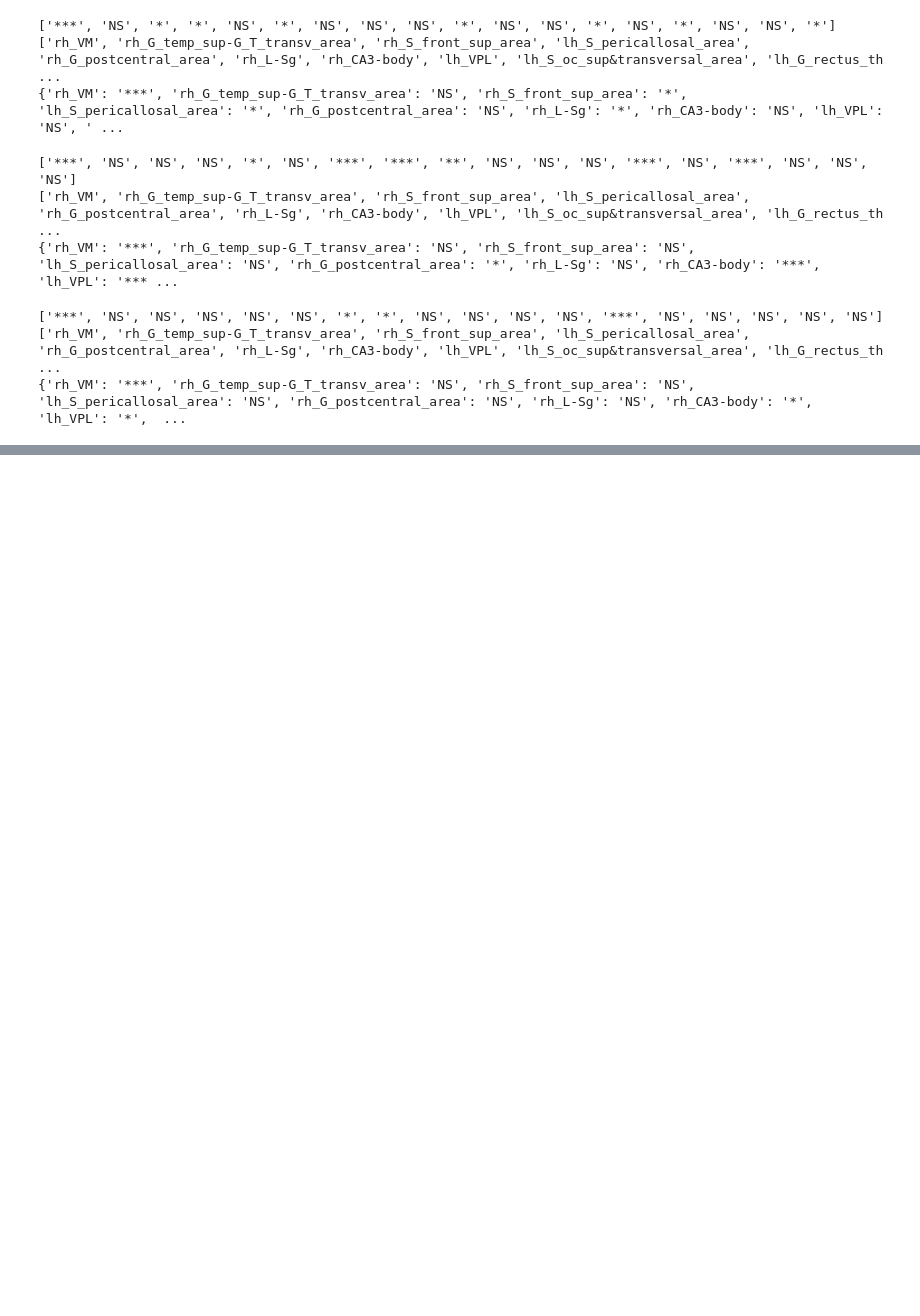
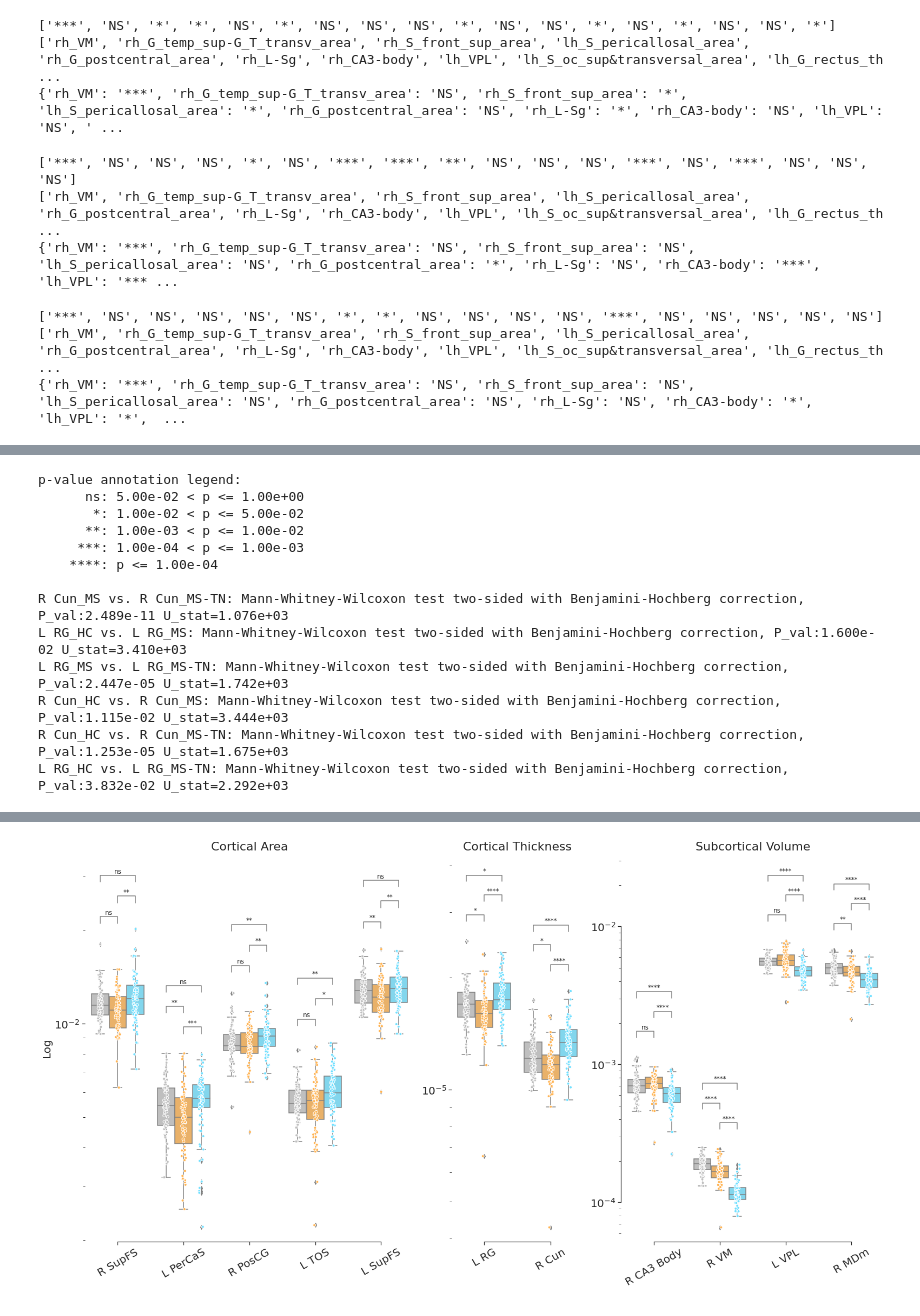
Before and after one commit to latypovt/MSTN_GM, a Jupyter notebook: graphs.ipynb, the cells around one changed output, grey strips where cells are left out. Cells and saved outputs as stored; diff of their text form; code cells hidden in the pictures; blank space fills up the shorter version.

Commit message:
Modified graphs

```diff
--- a/graphs.ipynb
+++ b/graphs.ipynb
@@ -1020,0 +608,61 @@ See the caveats in the documentation: https://pandas.pydata.org/pandas-docs/stab
+# %%
+sns.set_style("ticks")
+fig, axes = plt.subplots(1, 3, figsize=(22, 12), gridspec_kw={'width_ratios': [5, 2, 4]})
+
+
+order = ['HC', 'MS', 'MS-TN']
+
+# Plot Cortical Area
+pairs_area = [((feature, diagnosis1), (feature, diagnosis2)) for feature in top_features_dataframe_a['feature'].unique() for diagnosis1, diagnosis2 in combinations(top_features_dataframe_a['diagnosis'].unique(), 2)]
+axes[0].set_title('Cortical Area', size=22)
+ax0 = sns.boxplot(ax=axes[0], data=top_features_dataframe_a, x="feature", y="value", hue="diagnosis", palette={"MS":"#FFB453", "MS-TN":"#70e0ff", "HC":"#bfbfbf"}, boxprops={'edgecolor':'gray'},  flierprops={"markerfacecolor": "gray", "markeredgecolor":"gray"}, medianprops={"color": "gray"}, whiskerprops={"color": "gray"}, capprops={"color": "gray"})
+sns.stripplot(ax=axes[0], data=top_features_dataframe_a, x="feature", y="value", hue="diagnosis", palette={"MS":"#FFB453", "MS-TN":"#70e0ff", "HC":"#bfbfbf"}, dodge=True, size=5, edgecolor="white", linewidth=1)
+axes[0].set_yscale('log')
+axes[0].set_xlabel(" ", size=20)
+axes[0].set_ylabel('Log', size=20)
+axes[0].get_legend().remove()
+axes[0].set_xticklabels(axes[0].get_xticklabels(), rotation=30, size=20)
+axes[0].set_yticklabels(axes[0].get_yticklabels(), size=20)
+annotator1 = Annotator(ax0, pairs_area, data = top_features_dataframe_a, x = "feature", y = "value", hue = 'diagnosis')
+annotator1.configure(test = 'Mann-Whitney', text_format = 'star', verbose = 2, comparisons_correction="BH", correction_format="replace", color = 'grey')
+annotator1.apply_test()
+annotator1.annotate()
+
+
+
+# Plot Cortical Thickness
+pairs_thickness = [((feature, diagnosis1), (feature, diagnosis2)) for feature in top_features_dataframe_t['feature'].unique() for diagnosis1, diagnosis2 in combinations(top_features_dataframe_t['diagnosis'].unique(), 2)]
+axes[1].set_title('Cortical Thickness', size=22)
+ax1 = sns.boxplot(ax=axes[1], data=top_features_dataframe_t, x="feature", y="value", hue="diagnosis", palette={"MS":"#FFB453", "MS-TN":"#70e0ff", "HC":"#bfbfbf"}, boxprops={'edgecolor':'gray'},  flierprops={"markerfacecolor": "gray", "markeredgecolor":"gray"}, medianprops={"color": "gray"}, whiskerprops={"color": "gray"}, capprops={"color": "gray"})
+sns.stripplot(ax=axes[1], data=top_features_dataframe_t, x="feature", y="value", hue="diagnosis", palette={"MS":"#FFB453", "MS-TN":"#70e0ff", "HC":"#bfbfbf"}, dodge=True, size=5, edgecolor="white", linewidth=1)
+axes[1].set_yscale('log')
+axes[1].set_xlabel(" ", size=20)
+axes[1].set_ylabel('', size=1)
+axes[1].get_legend().remove()
+axes[1].set_xticklabels(axes[1].get_xticklabels(), rotation=30, size=20)
+axes[1].set_yticklabels(axes[1].get_yticklabels(), size=20)
+annotator2 = Annotator(ax1, pairs_thickness, data = top_features_dataframe_t, x = "feature", y = "value", hue = 'diagnosis')
+annotator2.configure(test = 'Mann-Whitney', text_format = 'star', verbose = 2, comparisons_correction="BH", correction_format="replace", color = 'grey')
+annotator2.apply_test()
+annotator2.annotate()
+
+# Plot Subcortical Volume
+pairs_volume = [((feature, diagnosis1), (feature, diagnosis2)) for feature in top_features_dataframe_v['feature'].unique() for diagnosis1, diagnosis2 in combinations(top_features_dataframe_v['diagnosis'].unique(), 2)]
+axes[2].set_title('Subcortical Volume', size=22)
+ax2 = sns.boxplot(ax=axes[2], data=top_features_dataframe_v, x="feature", y="value", hue="diagnosis", palette={"MS":"#FFB453", "MS-TN":"#70e0ff", "HC":"#bfbfbf"}, boxprops={'edgecolor':'gray'},  flierprops={"markerfacecolor": "gray", "markeredgecolor":"gray"}, medianprops={"color": "gray"}, whiskerprops={"color": "gray"}, capprops={"color": "gray"})
+sns.stripplot(ax=axes[2], data=top_features_dataframe_v, x="feature", y="value", hue="diagnosis", palette={"MS":"#FFB453", "MS-TN":"#70e0ff", "HC":"#bfbfbf"}, dodge=True, size=5, edgecolor="white", linewidth=1)
+axes[2].set_yscale('log')
+axes[2].set_xlabel(" ", size=10)
+axes[2].set_ylabel('', size=1)
+axes[2].get_legend().remove()
+axes[2].set_xticklabels(axes[2].get_xticklabels(), rotation=30, size=20)
+axes[2].set_yticklabels(axes[2].get_yticklabels(), size=20)
+annotator3 = Annotator(ax2, pairs_volume, data = top_features_dataframe_v, x = "feature", y = "value", hue = 'diagnosis')
+annotator3.configure(test = 'Mann-Whitney', text_format = 'star', verbose = 2, comparisons_correction="BH", correction_format="replace", color = 'grey')
+annotator3.apply_test()
+annotator3.annotate()
+
+sns.despine(trim=True)
+plt.tight_layout()
+plt.savefig('out/all_plots.png', dpi=400, bbox_inches='tight')
+# %% [output]
@@ -1020,0 +686,13 @@ See the caveats in the documentation: https://pandas.pydata.org/pandas-docs/stab
+p-value annotation legend:
+      ns: 5.00e-02 < p <= 1.00e+00
+       *: 1.00e-02 < p <= 5.00e-02
+      **: 1.00e-03 < p <= 1.00e-02
+     ***: 1.00e-04 < p <= 1.00e-03
+    ****: p <= 1.00e-04
+
+R Cun_MS vs. R Cun_MS-TN: Mann-Whitney-Wilcoxon test two-sided with Benjamini-Hochberg correction, P_val:2.489e-11 U_stat=1.076e+03
+L RG_HC vs. L RG_MS: Mann-Whitney-Wilcoxon test two-sided with Benjamini-Hochberg correction, P_val:1.600e-02 U_stat=3.410e+03
+L RG_MS vs. L RG_MS-TN: Mann-Whitney-Wilcoxon test two-sided with Benjamini-Hochberg correction, P_val:2.447e-05 U_stat=1.742e+03
+R Cun_HC vs. R Cun_MS: Mann-Whitney-Wilcoxon test two-sided with Benjamini-Hochberg correction, P_val:1.115e-02 U_stat=3.444e+03
+R Cun_HC vs. R Cun_MS-TN: Mann-Whitney-Wilcoxon test two-sided with Benjamini-Hochberg correction, P_val:1.253e-05 U_stat=1.675e+03
+L RG_HC vs. L RG_MS-TN: Mann-Whitney-Wilcoxon test two-sided with Benjamini-Hochberg correction, P_val:3.832e-02 U_stat=2.292e+03
@@ -1021,3 +718,4 @@ See the caveats in the documentation: https://pandas.pydata.org/pandas-docs/stab
+[figure, added]
 # %%
 # run stats on ms_studies demographic data
 
```
Also changed, not shown: parts of 9 cells of this notebook, 11 other files.
